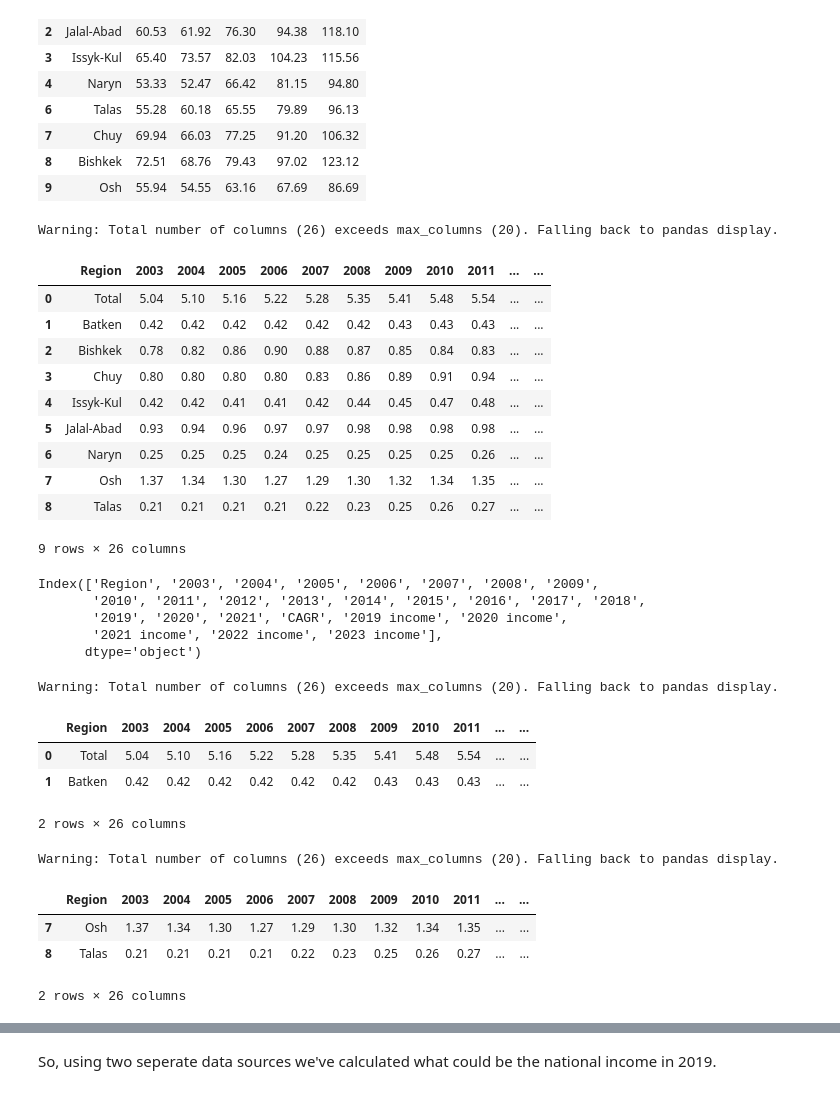
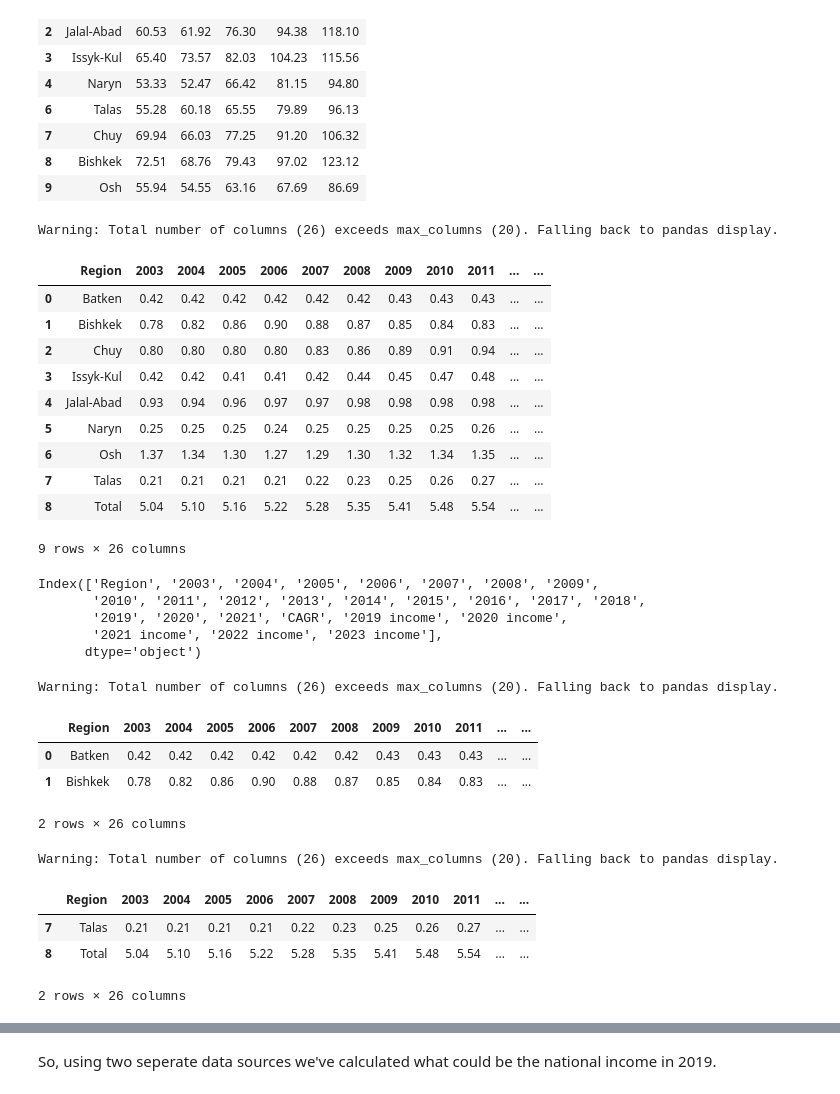
Before and after one commit to Jonchyk/Vis, a Jupyter notebook: PS1_vis_.ipynb, the cells around one changed output, grey strips where cells are left out. Drawn from its saved outputs; the diff is of its cells as text; code cells hidden in the pictures.

```diff
--- a/PS1_vis_.ipynb
+++ b/PS1_vis_.ipynb
@@ -256,23 +254,23 @@ income
 | 9 | Osh | 55.94 | 54.55 | 63.16 | 67.69 | 86.69 |
 # %%
 #can i try merging now?
-merged_df = pd.merge(pop, income, on='Region', how='inner')
+merged_df = pd.merge(pop, income, on='Region', how='outer')
 
 #ok! this is cool. I think i need to clean up the columns since now i have 2019_x, and y. that's a good lesson for next time to do it prior to merging. beginner's mistake.
 merged_df.rename(columns={'2019_x':'2019','2020_x':'2020','2021_x':'2021','2019_y': '2019 income', '2020_y': '2020 income', '2021_y': '2021 income', '2022':'2022 income', '2023':'2023 income'}, inplace=True)
 merged_df
 # %% [output]
 Warning: Total number of columns (26) exceeds max_columns (20). Falling back to pandas display.
 |  | Region | 2003 | 2004 | 2005 | 2006 | 2007 | 2008 | 2009 | 2010 | 2011 | ... | ... |
-| 0 | Total | 5.04 | 5.10 | 5.16 | 5.22 | 5.28 | 5.35 | 5.41 | 5.48 | 5.54 | ... | ... |
-| 1 | Batken | 0.42 | 0.42 | 0.42 | 0.42 | 0.42 | 0.42 | 0.43 | 0.43 | 0.43 | ... | ... |
-| 2 | Bishkek | 0.78 | 0.82 | 0.86 | 0.90 | 0.88 | 0.87 | 0.85 | 0.84 | 0.83 | ... | ... |
-| 3 | Chuy | 0.80 | 0.80 | 0.80 | 0.80 | 0.83 | 0.86 | 0.89 | 0.91 | 0.94 | ... | ... |
-| 4 | Issyk-Kul | 0.42 | 0.42 | 0.41 | 0.41 | 0.42 | 0.44 | 0.45 | 0.47 | 0.48 | ... | ... |
-| 5 | Jalal-Abad | 0.93 | 0.94 | 0.96 | 0.97 | 0.97 | 0.98 | 0.98 | 0.98 | 0.98 | ... | ... |
-| 6 | Naryn | 0.25 | 0.25 | 0.25 | 0.24 | 0.25 | 0.25 | 0.25 | 0.25 | 0.26 | ... | ... |
-| 7 | Osh | 1.37 | 1.34 | 1.30 | 1.27 | 1.29 | 1.30 | 1.32 | 1.34 | 1.35 | ... | ... |
-| 8 | Talas | 0.21 | 0.21 | 0.21 | 0.21 | 0.22 | 0.23 | 0.25 | 0.26 | 0.27 | ... | ... |
+| 0 | Batken | 0.42 | 0.42 | 0.42 | 0.42 | 0.42 | 0.42 | 0.43 | 0.43 | 0.43 | ... | ... |
+| 1 | Bishkek | 0.78 | 0.82 | 0.86 | 0.90 | 0.88 | 0.87 | 0.85 | 0.84 | 0.83 | ... | ... |
+| 2 | Chuy | 0.80 | 0.80 | 0.80 | 0.80 | 0.83 | 0.86 | 0.89 | 0.91 | 0.94 | ... | ... |
+| 3 | Issyk-Kul | 0.42 | 0.42 | 0.41 | 0.41 | 0.42 | 0.44 | 0.45 | 0.47 | 0.48 | ... | ... |
+| 4 | Jalal-Abad | 0.93 | 0.94 | 0.96 | 0.97 | 0.97 | 0.98 | 0.98 | 0.98 | 0.98 | ... | ... |
+| 5 | Naryn | 0.25 | 0.25 | 0.25 | 0.24 | 0.25 | 0.25 | 0.25 | 0.25 | 0.26 | ... | ... |
+| 6 | Osh | 1.37 | 1.34 | 1.30 | 1.27 | 1.29 | 1.30 | 1.32 | 1.34 | 1.35 | ... | ... |
+| 7 | Talas | 0.21 | 0.21 | 0.21 | 0.21 | 0.22 | 0.23 | 0.25 | 0.26 | 0.27 | ... | ... |
+| 8 | Total | 5.04 | 5.10 | 5.16 | 5.22 | 5.28 | 5.35 | 5.41 | 5.48 | 5.54 | ... | ... |
 9 rows × 26 columns
 # %%
 merged_df.columns #list var names
@@ -288,13 +286,13 @@ merged_df.tail(2)
 # %% [output]
 Warning: Total number of columns (26) exceeds max_columns (20). Falling back to pandas display.
 |  | Region | 2003 | 2004 | 2005 | 2006 | 2007 | 2008 | 2009 | 2010 | 2011 | ... | ... |
-| 0 | Total | 5.04 | 5.10 | 5.16 | 5.22 | 5.28 | 5.35 | 5.41 | 5.48 | 5.54 | ... | ... |
-| 1 | Batken | 0.42 | 0.42 | 0.42 | 0.42 | 0.42 | 0.42 | 0.43 | 0.43 | 0.43 | ... | ... |
+| 0 | Batken | 0.42 | 0.42 | 0.42 | 0.42 | 0.42 | 0.42 | 0.43 | 0.43 | 0.43 | ... | ... |
+| 1 | Bishkek | 0.78 | 0.82 | 0.86 | 0.90 | 0.88 | 0.87 | 0.85 | 0.84 | 0.83 | ... | ... |
 2 rows × 26 columns
 Warning: Total number of columns (26) exceeds max_columns (20). Falling back to pandas display.
 |  | Region | 2003 | 2004 | 2005 | 2006 | 2007 | 2008 | 2009 | 2010 | 2011 | ... | ... |
-| 7 | Osh | 1.37 | 1.34 | 1.30 | 1.27 | 1.29 | 1.30 | 1.32 | 1.34 | 1.35 | ... | ... |
-| 8 | Talas | 0.21 | 0.21 | 0.21 | 0.21 | 0.22 | 0.23 | 0.25 | 0.26 | 0.27 | ... | ... |
+| 7 | Talas | 0.21 | 0.21 | 0.21 | 0.21 | 0.22 | 0.23 | 0.25 | 0.26 | 0.27 | ... | ... |
+| 8 | Total | 5.04 | 5.10 | 5.16 | 5.22 | 5.28 | 5.35 | 5.41 | 5.48 | 5.54 | ... | ... |
 2 rows × 26 columns
 # %%
 merged_df #get spreadsheet view: can sort on cols, filter, and copy
```
Also changed, not shown: parts of 11 cells of this notebook.
